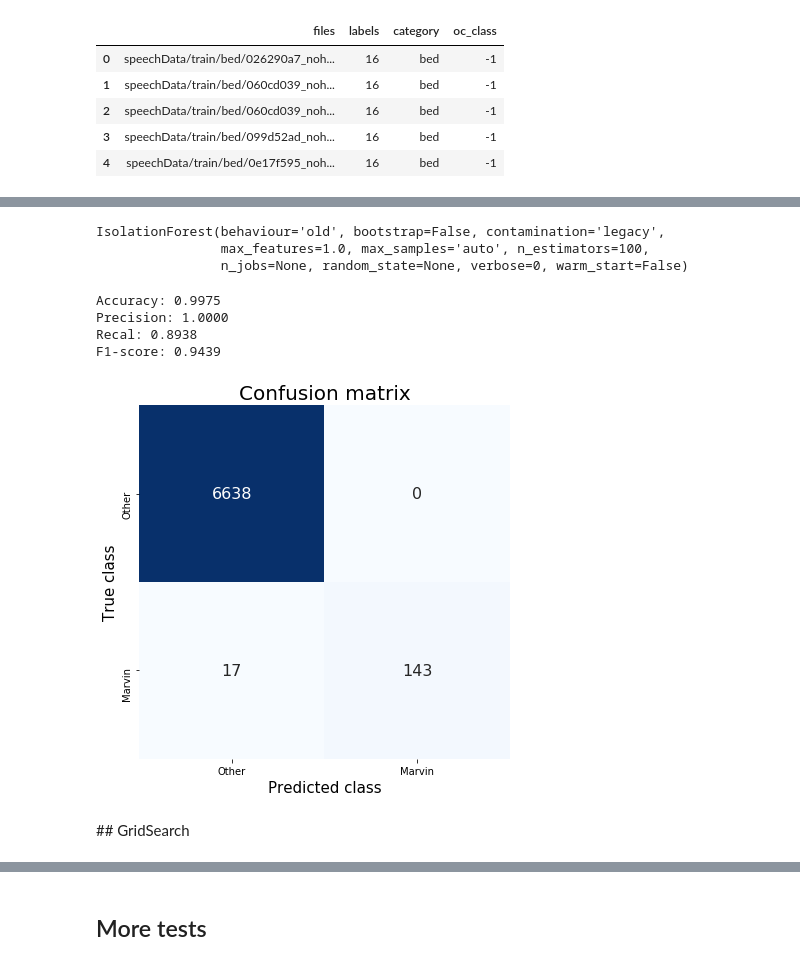
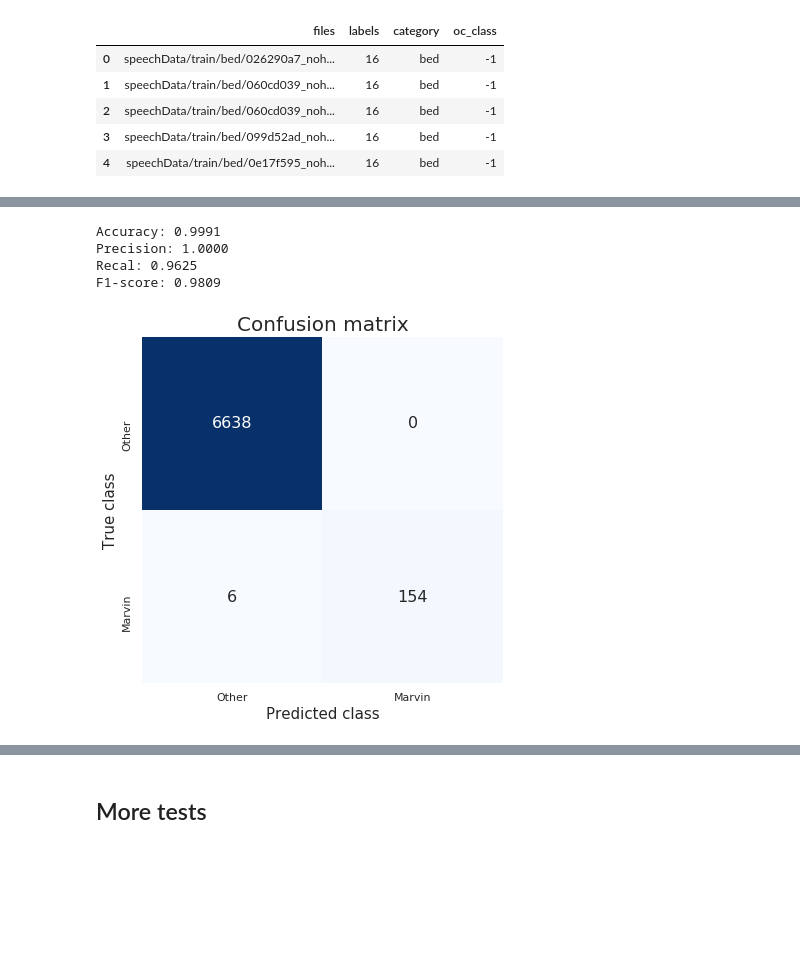
Before and after one commit to Mmiglio/SpeechRecognition, a Jupyter notebook: notebooks/OneClass_Marvin.ipynb, the cells around one changed output, grey strips where cells are left out. Saved outputs shown, nothing was run; the diff lists cells and outputs as text; code cells hidden in the pictures; blank space fills up the shorter version.

```diff
--- a/notebooks/OneClass_Marvin.ipynb
+++ b/notebooks/OneClass_Marvin.ipynb
@@ -184,9 +393,23 @@ F1-score: 0.6325
 # %%
-from sklearn.ensemble import IsolationForest
+from analysisFunctions import showResultsOC
 
-isf = IsolationForest() #random_state=42, contamination=0.1, bootstrap='True', max_samples=50, behaviour='new'
-isf.fit(X_train)
+best_isf = IsolationForest(
+    random_state=42,
+    contamination=0.02,
+    max_samples=100,
+    max_features=0.1,
+    bootstrap='True',
+    behaviour='new',
+    n_jobs=-1)
+
+best_isf.fit(X_train)
+
+val_pred = best_isf.predict(X_val)
+
+showResultsOC(val_pred, val_true)
 # %% [output]
-IsolationForest(behaviour='old', bootstrap=False, contamination='legacy',
-                max_features=1.0, max_samples='auto', n_estimators=100,
-                n_jobs=None, random_state=None, verbose=0, warm_start=False)
+Accuracy: 0.9991
+Precision: 1.0000
+Recal: 0.9625
+F1-score: 0.9809
+[figure, added]
@@ -195,10 +415,0 @@ val_pred = isf.predict(X_val)
-# %%
-showResults(val_pred, val_true)
-# %% [output]
-Accuracy: 0.9975
-Precision: 1.0000
-Recal: 0.8938
-F1-score: 0.9439
-[figure, removed]
-# %% [markdown]
-## GridSearch
```
Also changed, not shown: parts of 65 cells of this notebook.
